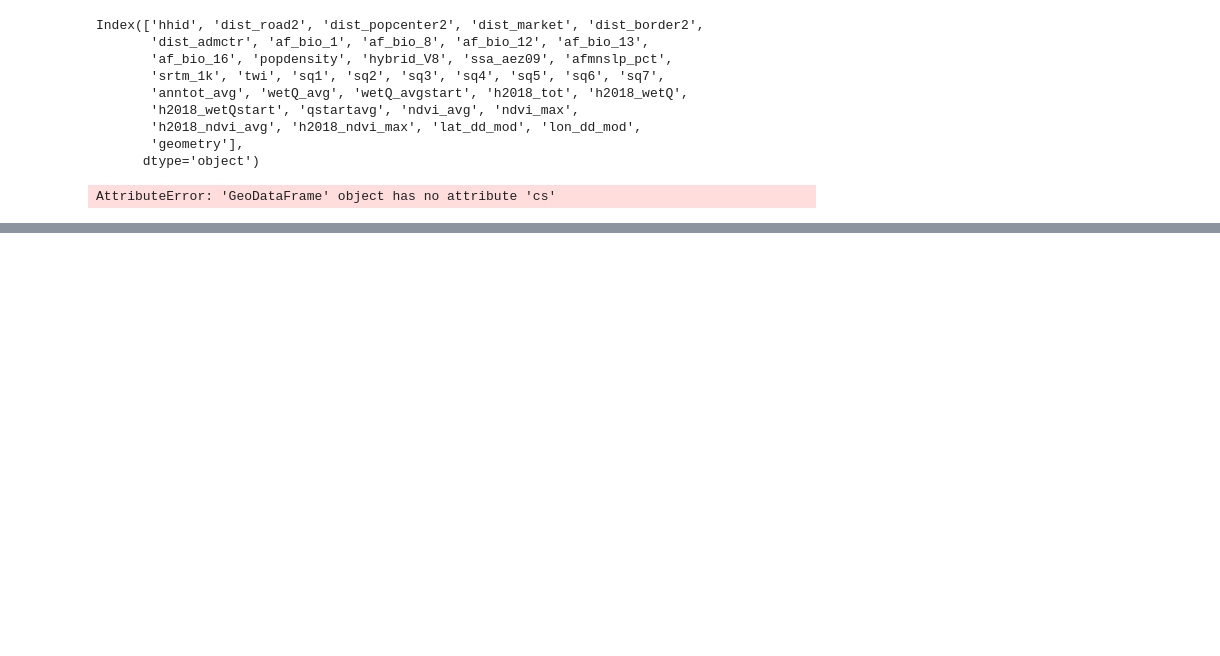
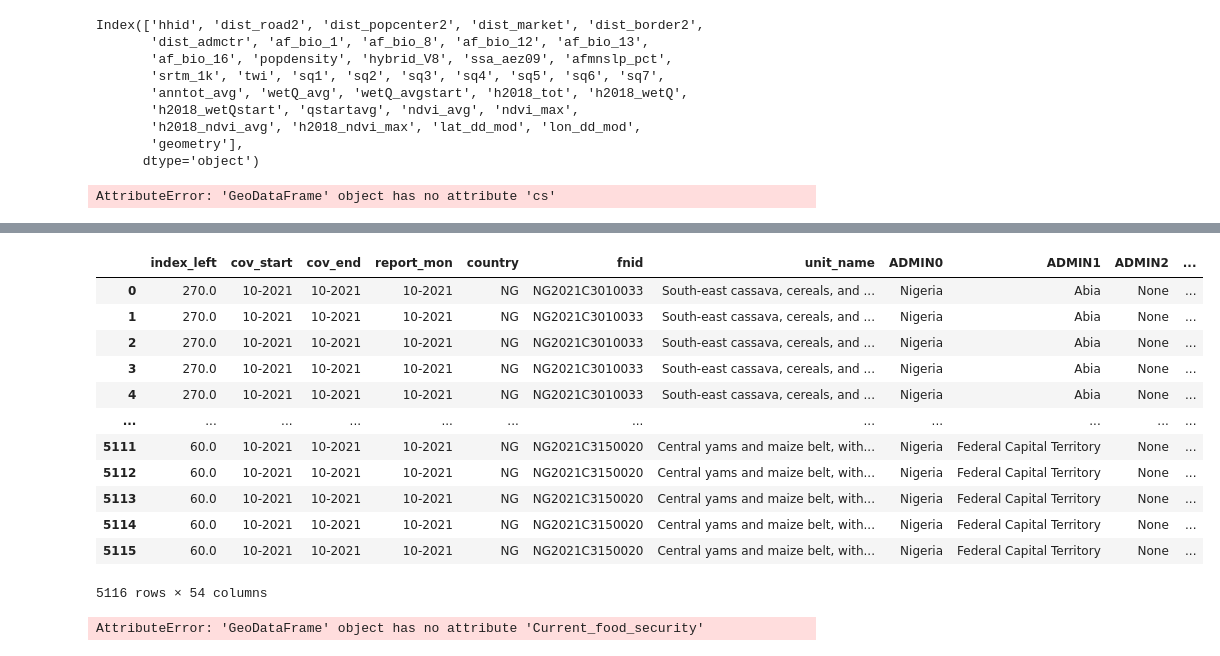
Before and after one commit to jpdoyle123/Fraym_Data_Case, a Jupyter notebook: Untitled.ipynb, the cells around one changed output, grey strips where cells are left out. Cells and saved outputs as stored; diff of their text form; code cells hidden in the pictures; blank space fills up the shorter version.

```diff
--- a/Untitled.ipynb
+++ b/Untitled.ipynb
@@ -122,0 +123,20 @@ Name: CS, Length: 5262, dtype: int64
+# %%
+join.rename(columns = {'CS':'Current_food_security'})
+# %% [output]
+|  | index_left | cov_start | cov_end | report_mon | country | fnid | unit_name | ADMIN0 | ADMIN1 | ADMIN2 | ... |
+| 0 | 270.0 | 10-2021 | 10-2021 | 10-2021 | NG | NG2021C3010033 | South-east cassava, cereals, and ... | Nigeria | Abia | None | ... |
+| 1 | 270.0 | 10-2021 | 10-2021 | 10-2021 | NG | NG2021C3010033 | South-east cassava, cereals, and ... | Nigeria | Abia | None | ... |
+| 2 | 270.0 | 10-2021 | 10-2021 | 10-2021 | NG | NG2021C3010033 | South-east cassava, cereals, and ... | Nigeria | Abia | None | ... |
+| 3 | 270.0 | 10-2021 | 10-2021 | 10-2021 | NG | NG2021C3010033 | South-east cassava, cereals, and ... | Nigeria | Abia | None | ... |
+| 4 | 270.0 | 10-2021 | 10-2021 | 10-2021 | NG | NG2021C3010033 | South-east cassava, cereals, and ... | Nigeria | Abia | None | ... |
+| ... | ... | ... | ... | ... | ... | ... | ... | ... | ... | ... | ... |
+| 5111 | 60.0 | 10-2021 | 10-2021 | 10-2021 | NG | NG2021C3150020 | Central yams and maize belt, with... | Nigeria | Federal Capital Territory | None | ... |
+| 5112 | 60.0 | 10-2021 | 10-2021 | 10-2021 | NG | NG2021C3150020 | Central yams and maize belt, with... | Nigeria | Federal Capital Territory | None | ... |
+| 5113 | 60.0 | 10-2021 | 10-2021 | 10-2021 | NG | NG2021C3150020 | Central yams and maize belt, with... | Nigeria | Federal Capital Territory | None | ... |
+| 5114 | 60.0 | 10-2021 | 10-2021 | 10-2021 | NG | NG2021C3150020 | Central yams and maize belt, with... | Nigeria | Federal Capital Territory | None | ... |
+| 5115 | 60.0 | 10-2021 | 10-2021 | 10-2021 | NG | NG2021C3150020 | Central yams and maize belt, with... | Nigeria | Federal Capital Territory | None | ... |
+5116 rows × 54 columns
+# %%
+join.Current_food_security
+# %% [output]
+AttributeError: 'GeoDataFrame' object has no attribute 'Current_food_security'
```
Also changed, not shown: parts of 26 cells of this notebook, 1 other file.
